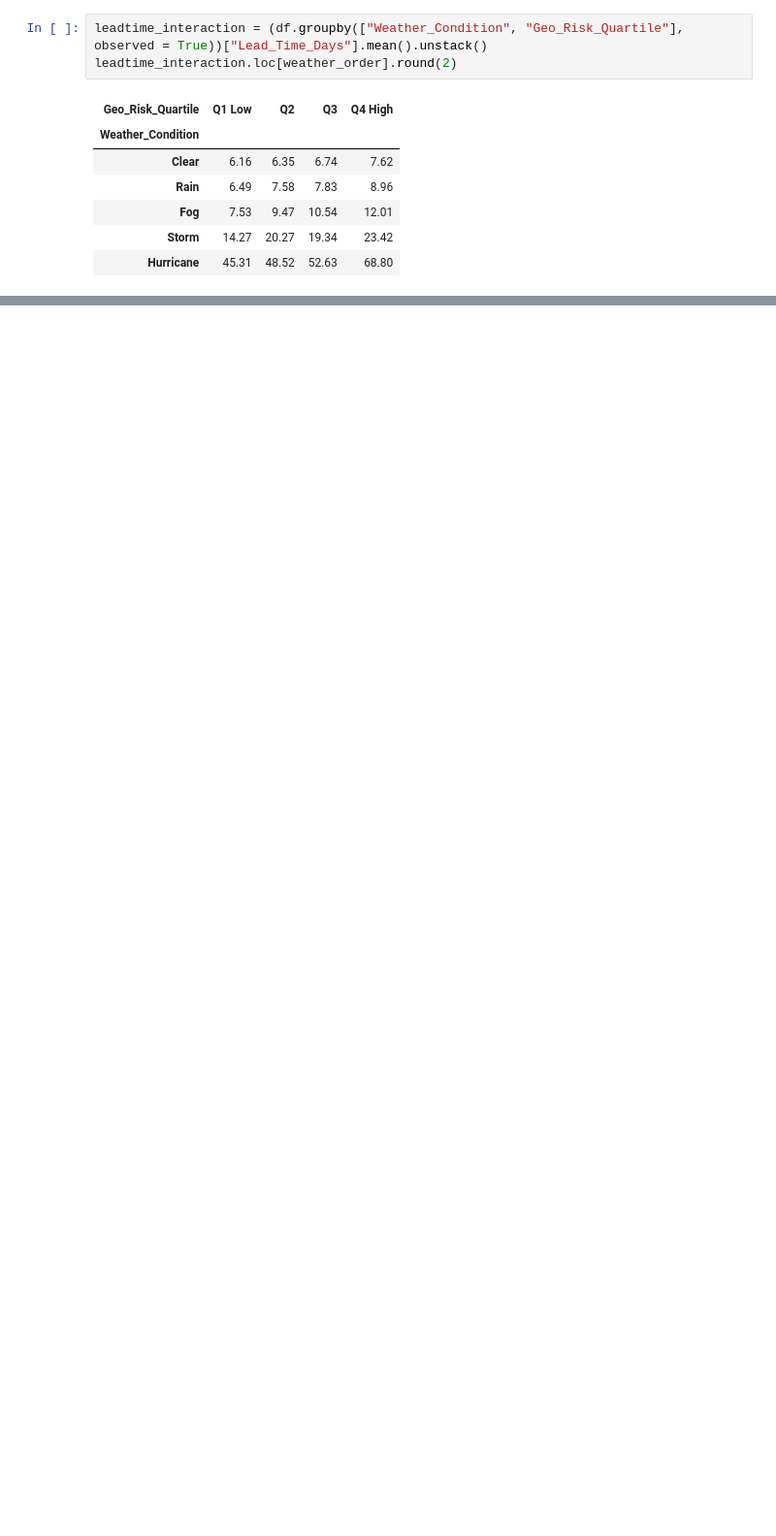
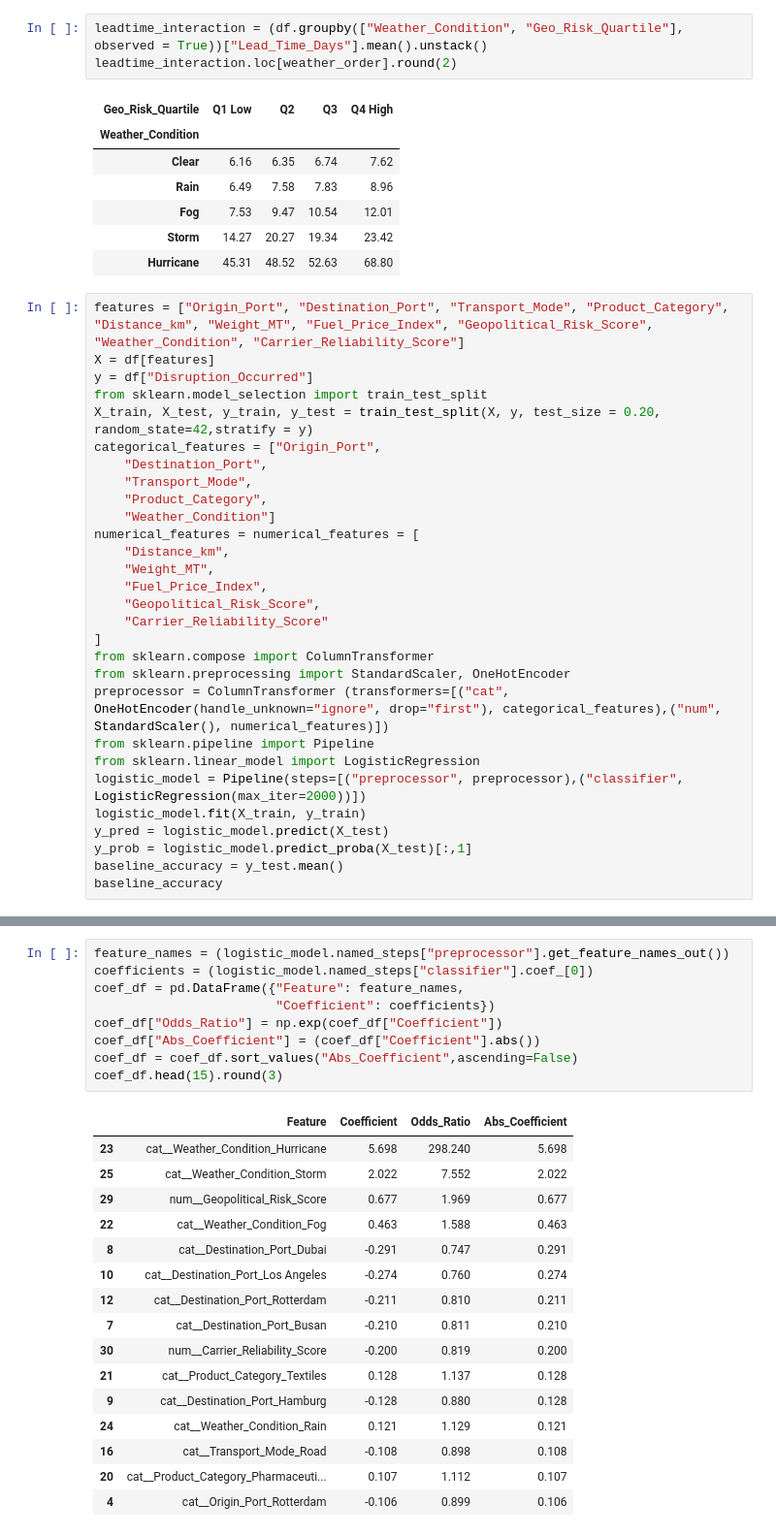
Before and after one commit to sharath1103/Global-Supply-Chain-Disruption, a Jupyter notebook: global_supply_chain_disruption.ipynb, the cells around one changed output, grey strips where cells are left out. Shown at 97% size. Cells and saved outputs as stored; diff of their text form; blank space fills up the shorter version.

```diff
--- a/global_supply_chain_disruption.ipynb
+++ b/global_supply_chain_disruption.ipynb
@@ -1138,3 +1138,32 @@ leadtime_interaction.loc[weather_order].round(2)
 | Fog | 7.53 | 9.47 | 10.54 | 12.01 |
 | Storm | 14.27 | 20.27 | 19.34 | 23.42 |
 | Hurricane | 45.31 | 48.52 | 52.63 | 68.80 |
+# %%
+features = ["Origin_Port", "Destination_Port", "Transport_Mode", "Product_Category", "Distance_km", "Weight_MT", "Fuel_Price_Index", "Geopolitical_Risk_Score", "Weather_Condition", "Carrier_Reliability_Score"]
+X = df[features]
+y = df["Disruption_Occurred"]
+from sklearn.model_selection import train_test_split
+X_train, X_test, y_train, y_test = train_test_split(X, y, test_size = 0.20, random_state=42,stratify = y)
+categorical_features = ["Origin_Port",
+    "Destination_Port",
+    "Transport_Mode",
+    "Product_Category",
+    "Weather_Condition"]
+numerical_features = numerical_features = [
+    "Distance_km",
+    "Weight_MT",
+    "Fuel_Price_Index",
+    "Geopolitical_Risk_Score",
+    "Carrier_Reliability_Score"
+]
+from sklearn.compose import ColumnTransformer
+from sklearn.preprocessing import StandardScaler, OneHotEncoder
+preprocessor = ColumnTransformer (transformers=[("cat", OneHotEncoder(handle_unknown="ignore", drop="first"), categorical_features),("num", StandardScaler(), numerical_features)])
+from sklearn.pipeline import Pipeline
+from sklearn.linear_model import LogisticRegression
+logistic_model = Pipeline(steps=[("preprocessor", preprocessor),("classifier", LogisticRegression(max_iter=2000))])
+logistic_model.fit(X_train, y_train)
+y_pred = logistic_model.predict(X_test)
+y_prob = logistic_model.predict_proba(X_test)[:,1]
+baseline_accuracy = y_test.mean()
+baseline_accuracy
@@ -1140,0 +1204,26 @@ leadtime_interaction.loc[weather_order].round(2)
+# %%
+feature_names = (logistic_model.named_steps["preprocessor"].get_feature_names_out())
+coefficients = (logistic_model.named_steps["classifier"].coef_[0])
+coef_df = pd.DataFrame({"Feature": feature_names,
+                        "Coefficient": coefficients})
+coef_df["Odds_Ratio"] = np.exp(coef_df["Coefficient"])
+coef_df["Abs_Coefficient"] = (coef_df["Coefficient"].abs())
+coef_df = coef_df.sort_values("Abs_Coefficient",ascending=False)
+coef_df.head(15).round(3)
+# %% [output]
+|  | Feature | Coefficient | Odds_Ratio | Abs_Coefficient |
+| 23 | cat__Weather_Condition_Hurricane | 5.698 | 298.240 | 5.698 |
+| 25 | cat__Weather_Condition_Storm | 2.022 | 7.552 | 2.022 |
+| 29 | num__Geopolitical_Risk_Score | 0.677 | 1.969 | 0.677 |
+| 22 | cat__Weather_Condition_Fog | 0.463 | 1.588 | 0.463 |
+| 8 | cat__Destination_Port_Dubai | -0.291 | 0.747 | 0.291 |
+| 10 | cat__Destination_Port_Los Angeles | -0.274 | 0.760 | 0.274 |
+| 12 | cat__Destination_Port_Rotterdam | -0.211 | 0.810 | 0.211 |
+| 7 | cat__Destination_Port_Busan | -0.210 | 0.811 | 0.210 |
+| 30 | num__Carrier_Reliability_Score | -0.200 | 0.819 | 0.200 |
+| 21 | cat__Product_Category_Textiles | 0.128 | 1.137 | 0.128 |
+| 9 | cat__Destination_Port_Hamburg | -0.128 | 0.880 | 0.128 |
+| 24 | cat__Weather_Condition_Rain | 0.121 | 1.129 | 0.121 |
+| 16 | cat__Transport_Mode_Road | -0.108 | 0.898 | 0.108 |
+| 20 | cat__Product_Category_Pharmaceuti... | 0.107 | 1.112 | 0.107 |
+| 4 | cat__Origin_Port_Rotterdam | -0.106 | 0.899 | 0.106 |
```
Also changed, not shown: parts of 8 cells of this notebook.
